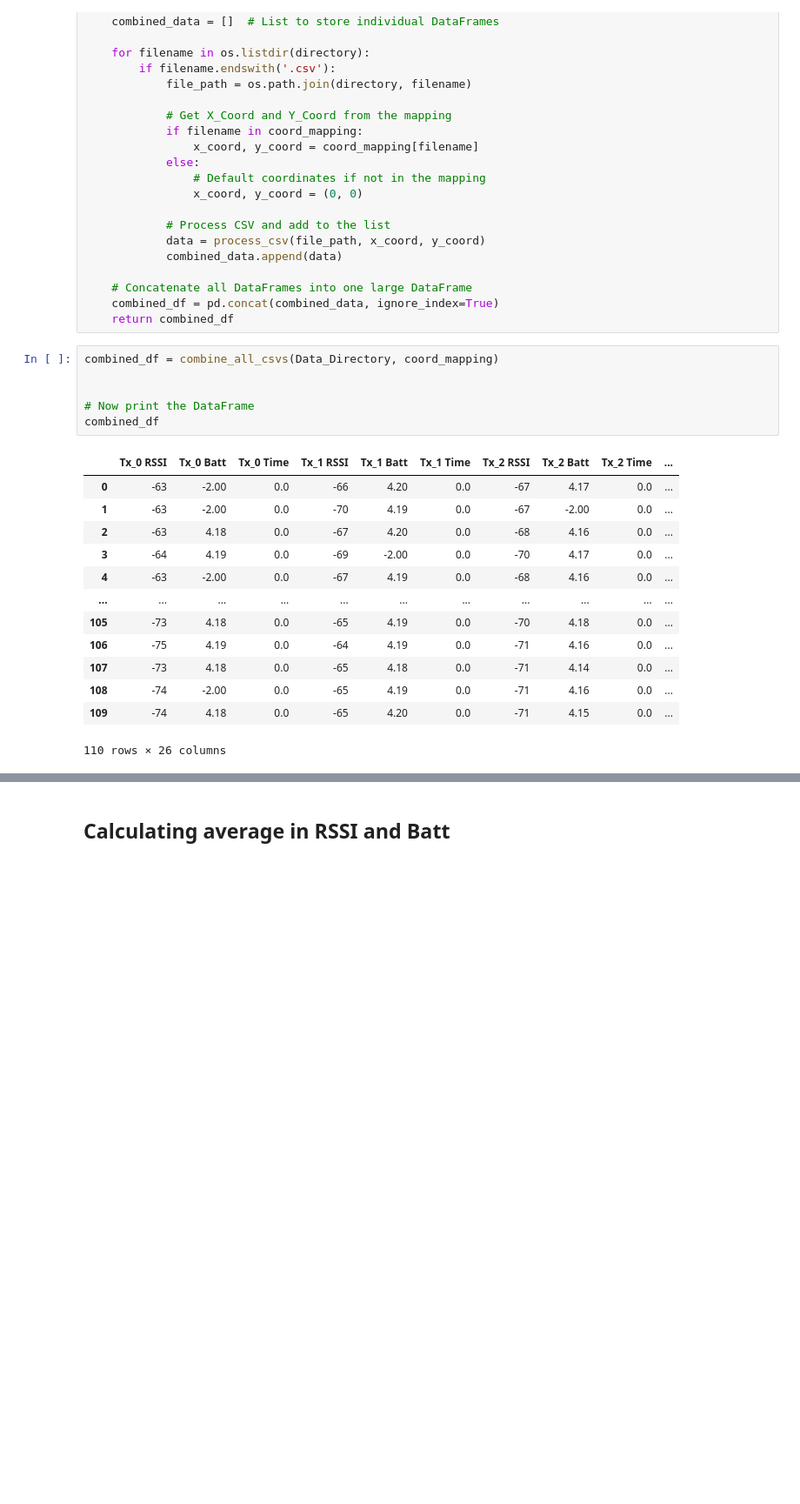
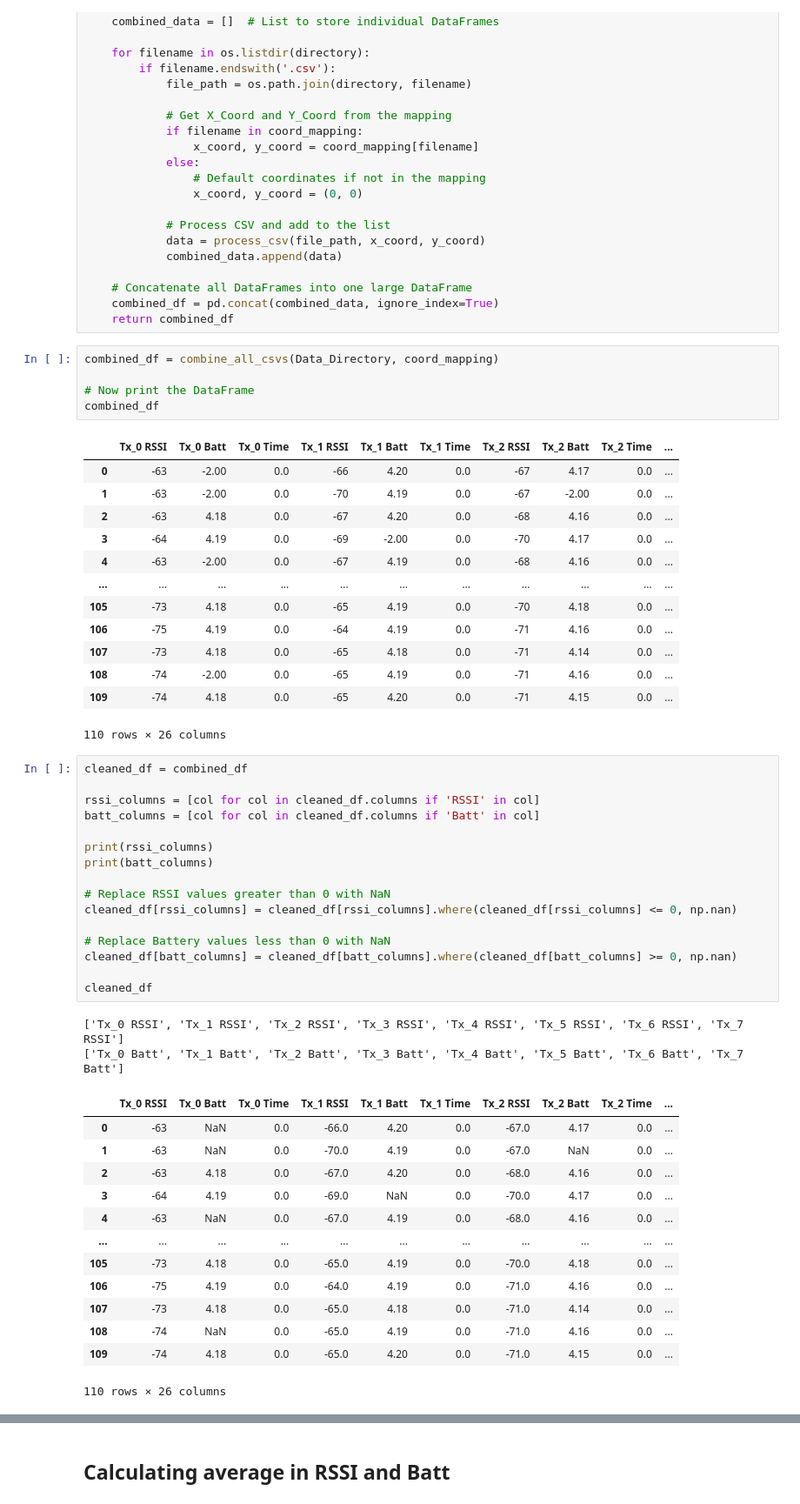
Before and after one commit to RandallCher/FYP, a Jupyter notebook: Main.ipynb, the cells around one changed output, grey strips where cells are left out. Shown at 87% size. Cells and saved outputs as stored; diff of their text form; blank space fills up the shorter version.

```diff
--- a/Main.ipynb
+++ b/Main.ipynb
@@ -70,7 +73,6 @@ def combine_all_csvs(directory, coord_mapping):
 # %%
 combined_df = combine_all_csvs(Data_Directory, coord_mapping)
 
-
 # Now print the DataFrame
 combined_df
 # %% [output]
@@ -87,3 +89,35 @@ combined_df
 | 108 | -74 | -2.00 | 0.0 | -65 | 4.19 | 0.0 | -71 | 4.16 | 0.0 | ... |
 | 109 | -74 | 4.18 | 0.0 | -65 | 4.20 | 0.0 | -71 | 4.15 | 0.0 | ... |
 110 rows × 26 columns
+# %%
+cleaned_df = combined_df
+
+rssi_columns = [col for col in cleaned_df.columns if 'RSSI' in col]
+batt_columns = [col for col in cleaned_df.columns if 'Batt' in col]
+
+print(rssi_columns)
+print(batt_columns)
+
+# Replace RSSI values greater than 0 with NaN
+cleaned_df[rssi_columns] = cleaned_df[rssi_columns].where(cleaned_df[rssi_columns] <= 0, np.nan)
+
+# Replace Battery values less than 0 with NaN
+cleaned_df[batt_columns] = cleaned_df[batt_columns].where(cleaned_df[batt_columns] >= 0, np.nan)
+
+cleaned_df
+# %% [output]
+['Tx_0 RSSI', 'Tx_1 RSSI', 'Tx_2 RSSI', 'Tx_3 RSSI', 'Tx_4 RSSI', 'Tx_5 RSSI', 'Tx_6 RSSI', 'Tx_7 RSSI']
+['Tx_0 Batt', 'Tx_1 Batt', 'Tx_2 Batt', 'Tx_3 Batt', 'Tx_4 Batt', 'Tx_5 Batt', 'Tx_6 Batt', 'Tx_7 Batt']
+|  | Tx_0 RSSI | Tx_0 Batt | Tx_0 Time | Tx_1 RSSI | Tx_1 Batt | Tx_1 Time | Tx_2 RSSI | Tx_2 Batt | Tx_2 Time | ... |
+| 0 | -63 | NaN | 0.0 | -66.0 | 4.20 | 0.0 | -67.0 | 4.17 | 0.0 | ... |
+| 1 | -63 | NaN | 0.0 | -70.0 | 4.19 | 0.0 | -67.0 | NaN | 0.0 | ... |
+| 2 | -63 | 4.18 | 0.0 | -67.0 | 4.20 | 0.0 | -68.0 | 4.16 | 0.0 | ... |
+| 3 | -64 | 4.19 | 0.0 | -69.0 | NaN | 0.0 | -70.0 | 4.17 | 0.0 | ... |
+| 4 | -63 | NaN | 0.0 | -67.0 | 4.19 | 0.0 | -68.0 | 4.16 | 0.0 | ... |
+| ... | ... | ... | ... | ... | ... | ... | ... | ... | ... | ... |
+| 105 | -73 | 4.18 | 0.0 | -65.0 | 4.19 | 0.0 | -70.0 | 4.18 | 0.0 | ... |
+| 106 | -75 | 4.19 | 0.0 | -64.0 | 4.19 | 0.0 | -71.0 | 4.16 | 0.0 | ... |
+| 107 | -73 | 4.18 | 0.0 | -65.0 | 4.18 | 0.0 | -71.0 | 4.14 | 0.0 | ... |
+| 108 | -74 | NaN | 0.0 | -65.0 | 4.19 | 0.0 | -71.0 | 4.16 | 0.0 | ... |
+| 109 | -74 | 4.18 | 0.0 | -65.0 | 4.20 | 0.0 | -71.0 | 4.15 | 0.0 | ... |
+110 rows × 26 columns
```
Also changed, not shown: parts of 5 cells of this notebook, 1 other file.
